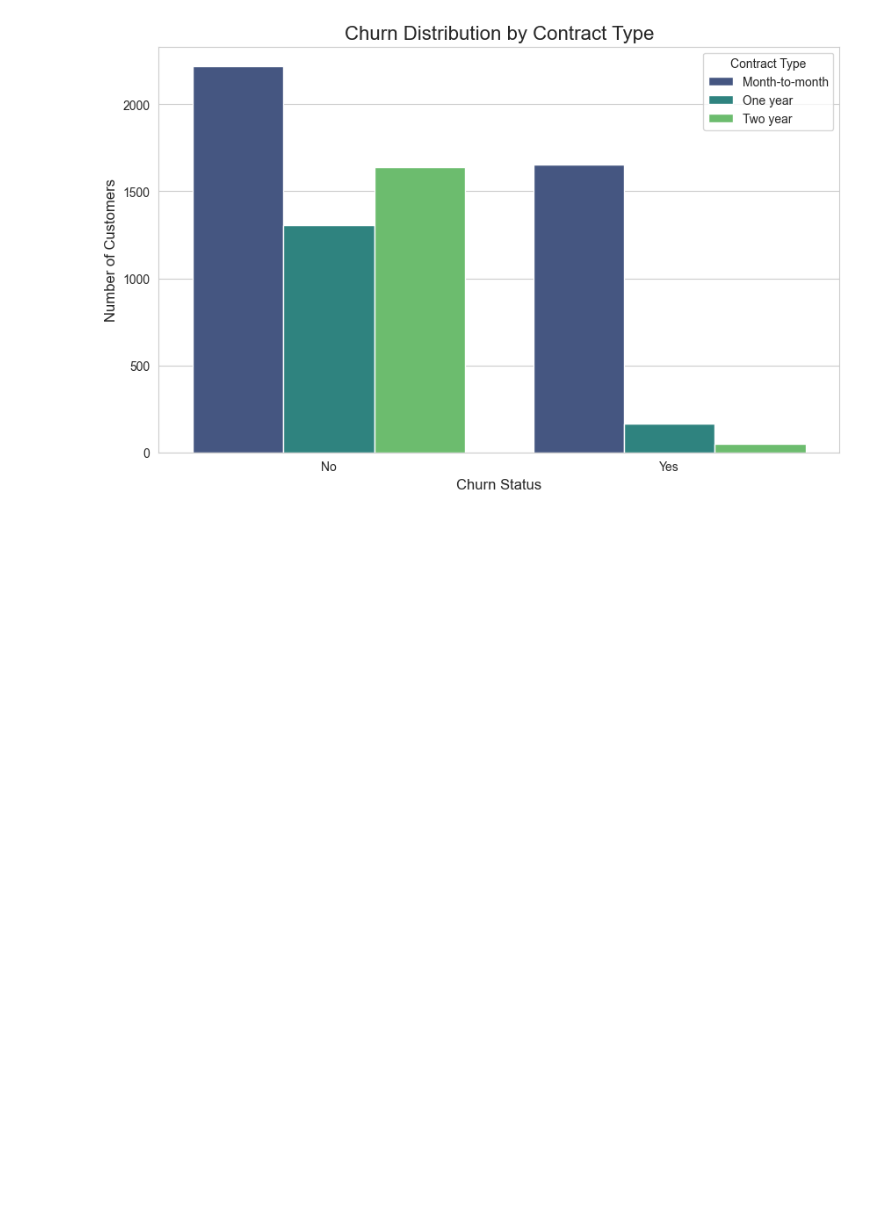
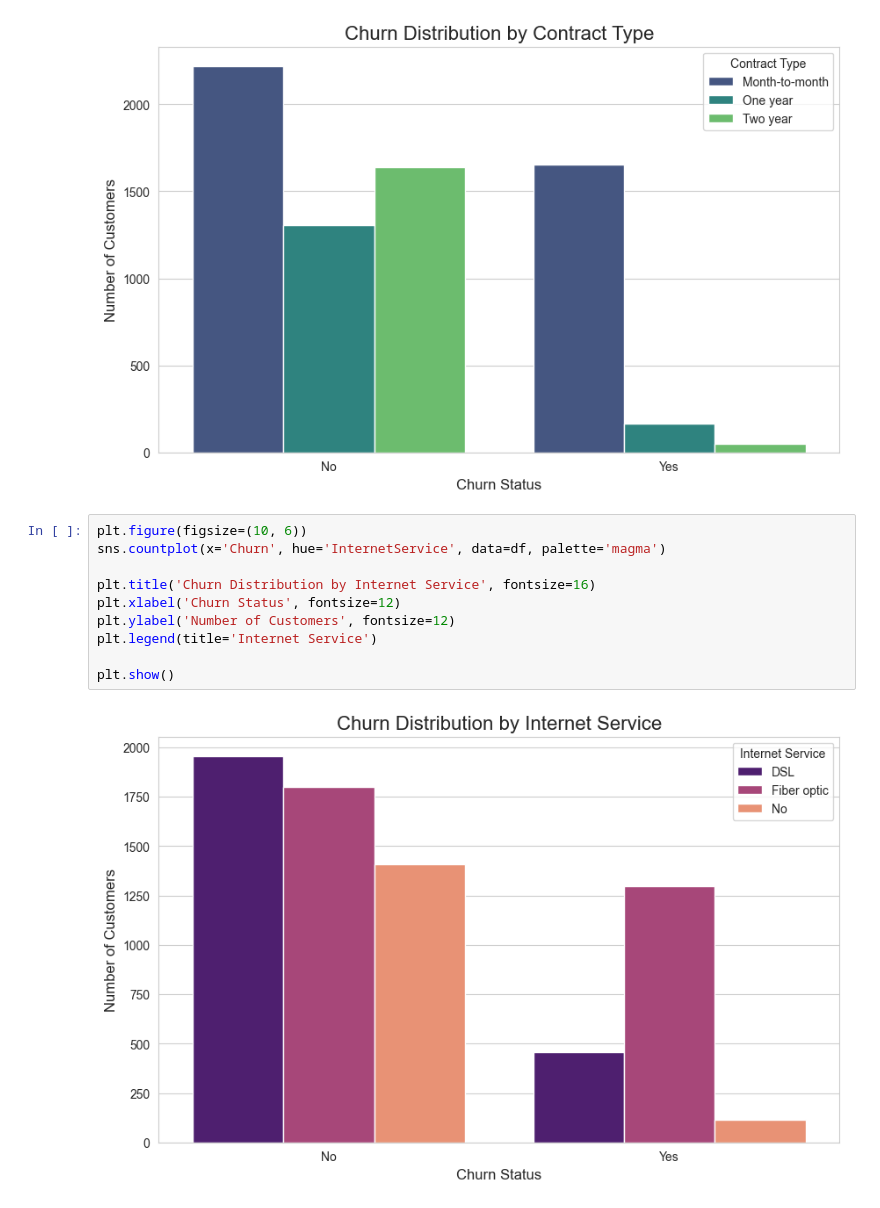
Before and after one commit to sanjaybhargav353/Telco_Customer_Churn, a Jupyter notebook: notbooks/01_Churn_Analysis.ipynb, the cells around one changed output. Cells and saved outputs as stored; diff of their text form; blank space fills up the shorter version.

Commit message:
Analyze and visualize churn by internet service

```diff
--- a/notbooks/01_Churn_Analysis.ipynb
+++ b/notbooks/01_Churn_Analysis.ipynb
@@ -141,3 +141,15 @@ plt.legend(title='Contract Type')
 plt.show()
 # %% [output]
 [figure]
+# %%
+plt.figure(figsize=(10, 6))
+sns.countplot(x='Churn', hue='InternetService', data=df, palette='magma')
+
+plt.title('Churn Distribution by Internet Service', fontsize=16)
+plt.xlabel('Churn Status', fontsize=12)
+plt.ylabel('Number of Customers', fontsize=12)
+plt.legend(title='Internet Service')
+
+plt.show()
+# %% [output]
+[figure, added]
```
Also changed, not shown: parts of 3 cells of this notebook.
